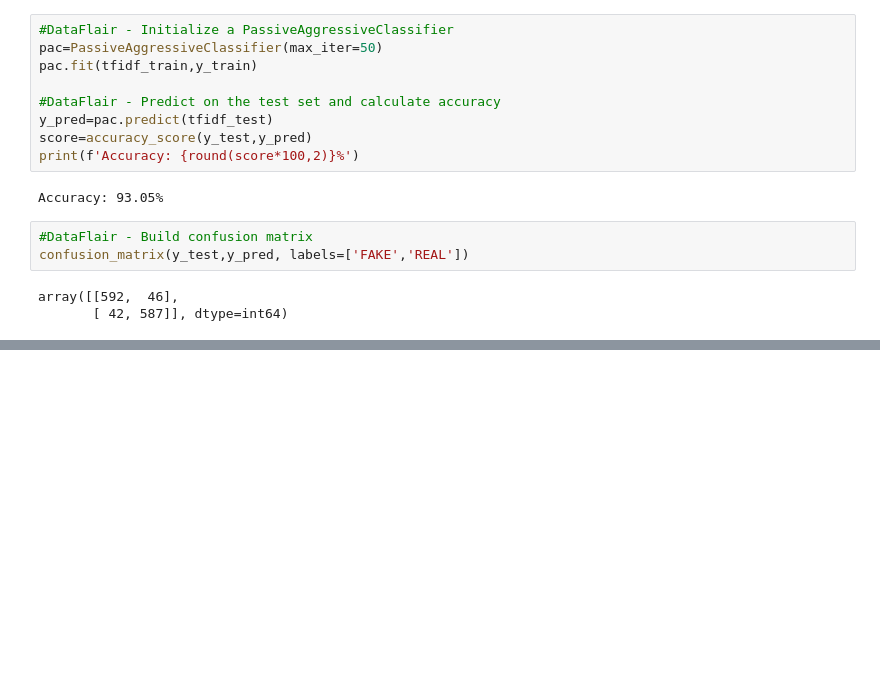
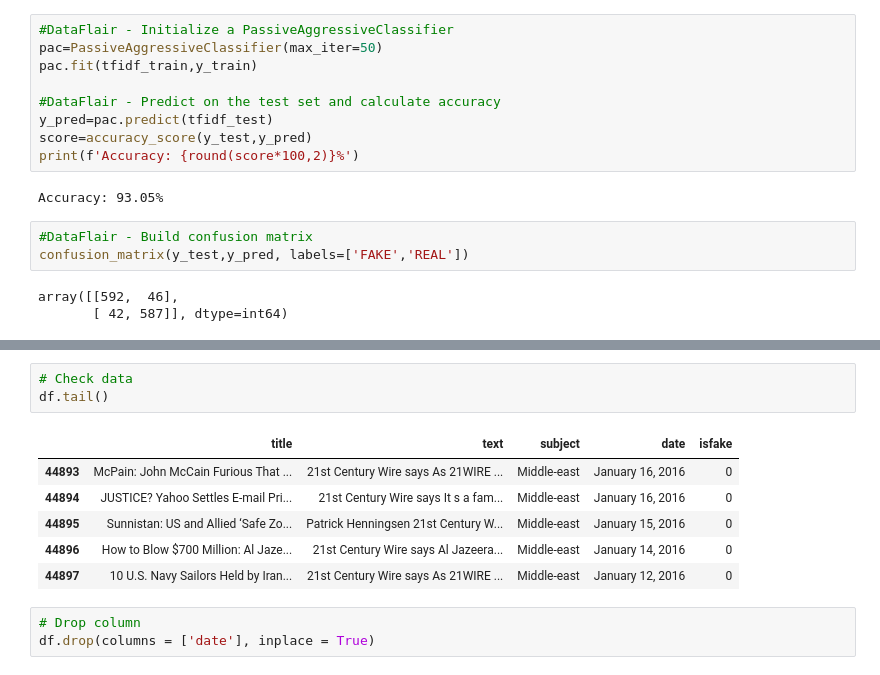
Before and after one commit to spolo96/Fake-news-detection-study, a Jupyter notebook: models/PassiveAgressive-FakeNewsDetection.ipynb, the cells around one changed output, grey strips where cells are left out. Drawn from its saved outputs; the diff is of its cells as text; blank space fills up the shorter version.

```diff
--- a/models/PassiveAgressive-FakeNewsDetection.ipynb
+++ b/models/PassiveAgressive-FakeNewsDetection.ipynb
@@ -74,0 +201,13 @@ array([[592,  46],
+# %%
+# Check data
+df.tail()
+# %% [output]
+|  | title | text | subject | date | isfake |
+| 44893 | McPain: John McCain Furious That ... | 21st Century Wire says As 21WIRE ... | Middle-east | January 16, 2016 | 0 |
+| 44894 | JUSTICE? Yahoo Settles E-mail Pri... | 21st Century Wire says It s a fam... | Middle-east | January 16, 2016 | 0 |
+| 44895 | Sunnistan: US and Allied ‘Safe Zo... | Patrick Henningsen 21st Century W... | Middle-east | January 15, 2016 | 0 |
+| 44896 | How to Blow $700 Million: Al Jaze... | 21st Century Wire says Al Jazeera... | Middle-east | January 14, 2016 | 0 |
+| 44897 | 10 U.S. Navy Sailors Held by Iran... | 21st Century Wire says As 21WIRE ... | Middle-east | January 12, 2016 | 0 |
+# %%
+# Drop column
+df.drop(columns = ['date'], inplace = True)
```
Also changed, not shown: parts of 24 cells of this notebook, 1 other file.
